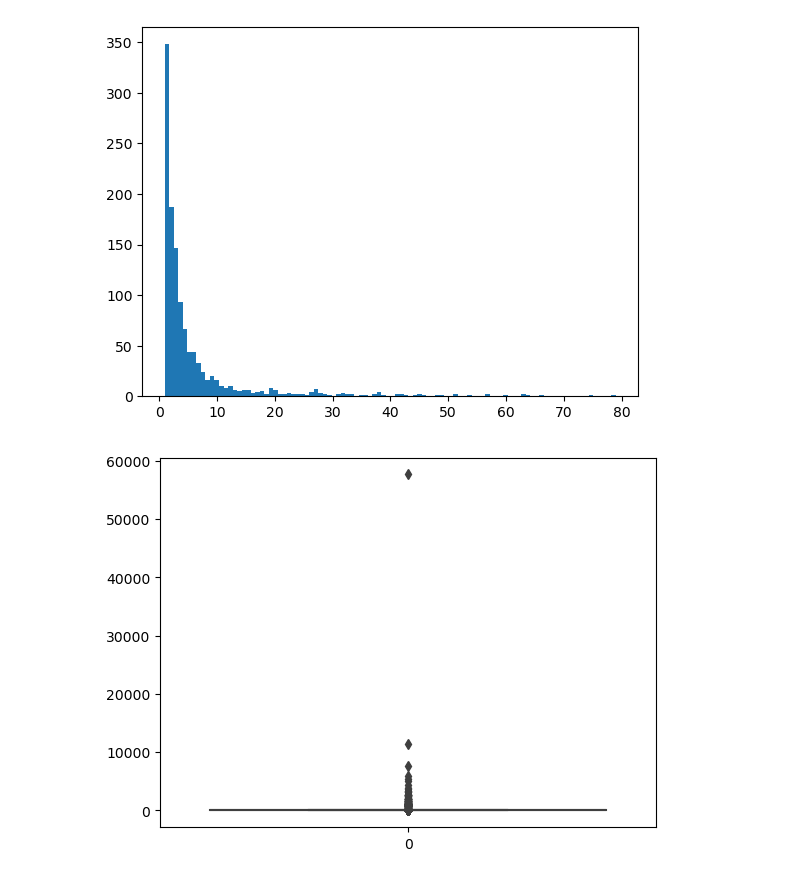
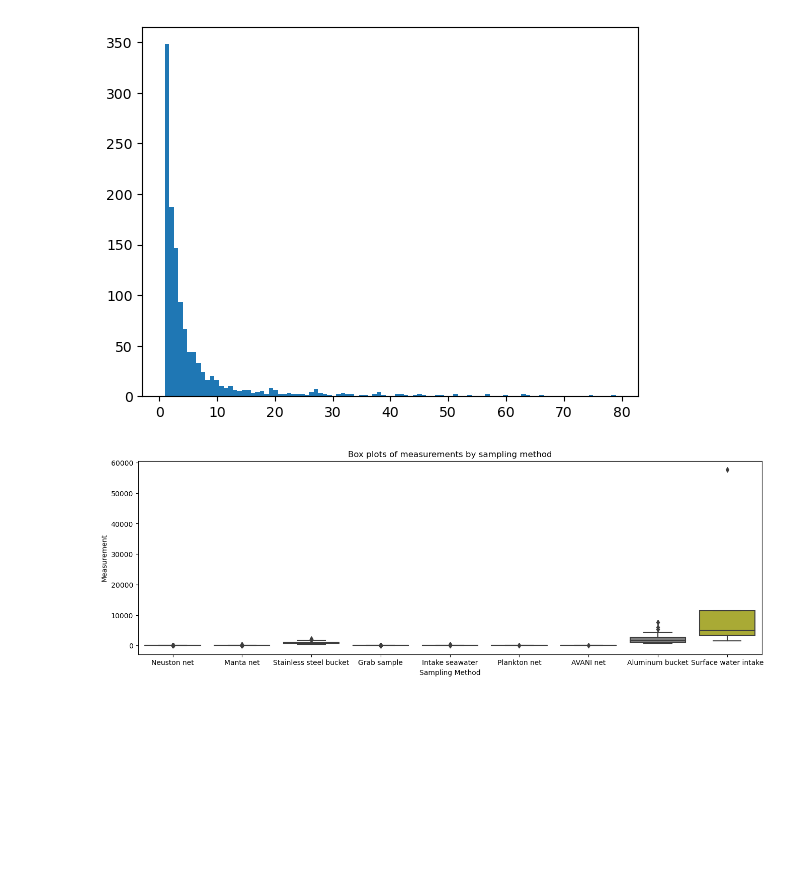
Before and after one commit to DerikVo/DSI_project_4_MIcroplastics, a Jupyter notebook: Code/Veda_EDA.ipynb, the cells around one changed output. Cells and saved outputs as stored; diff of their text form; code cells hidden in the pictures; blank space fills up the shorter version.

```diff
--- a/Code/Veda_EDA.ipynb
+++ b/Code/Veda_EDA.ipynb
@@ -183,8 +237,9 @@ plt.hist(between1_and_1000["Measurement"], bins= 100);
 # %% [output]
 [figure]
 # %%
-sns.boxplot(df["Measurement"]);
-
-# there are a lot of outliers
+plt.figure(figsize=(16,5))
+sns.boxplot(x='Sampling Method', y='Measurement', data=df)
+plt.title('Box plots of measurements by sampling method')
+plt.show()
 # %% [output]
-[figure, old version]
+[figure, new version]
```
Also changed, not shown: parts of 8 cells of this notebook.
